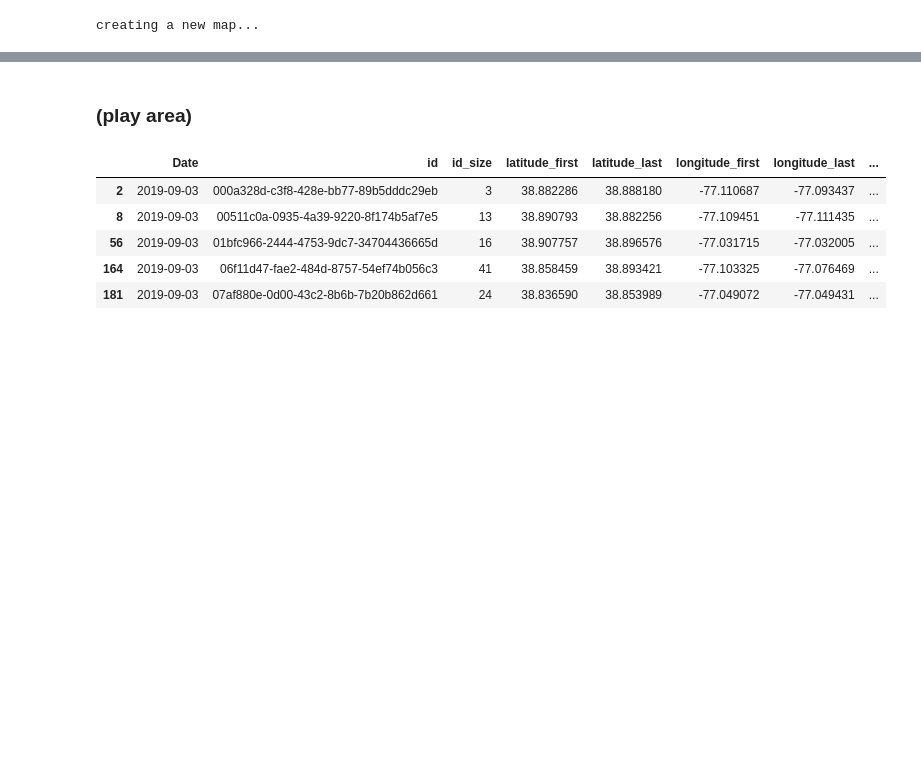
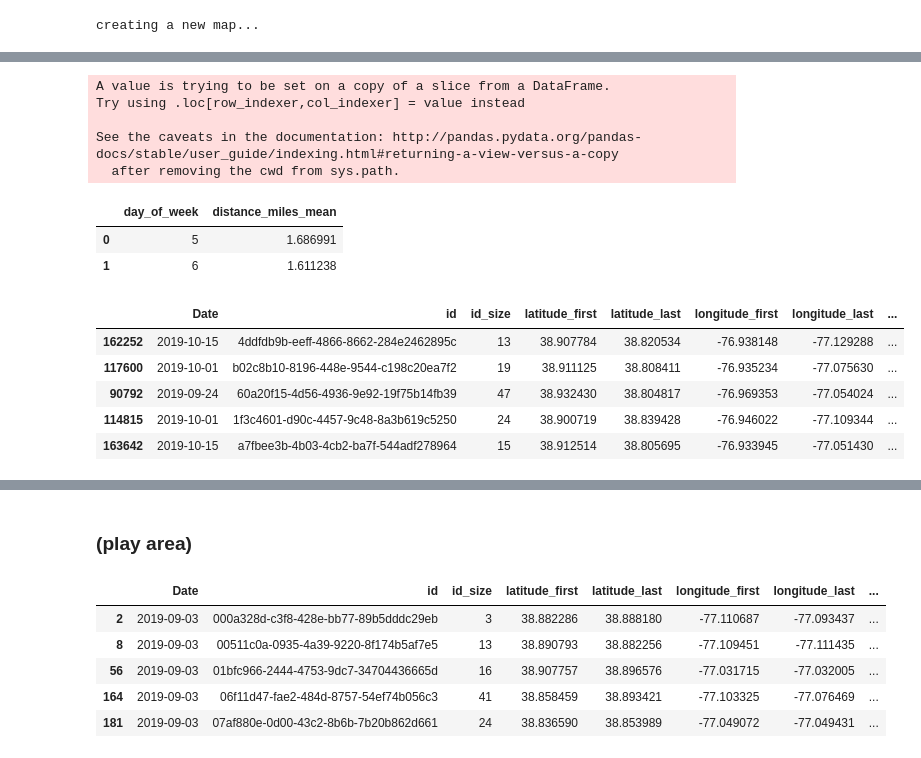
Before and after one commit to himanshu20792/BirdProject, a Jupyter notebook: StationaryScooters/Exploratory_Analysis_RK_HA.ipynb, the cells around one changed output, grey strips where cells are left out. Saved outputs shown, nothing was run; the diff lists cells and outputs as text; code cells hidden in the pictures; blank space fills up the shorter version.

Commit message:
Added most travlled scooters plot and clustering of non-staionary scooters

```diff
--- a/StationaryScooters/Exploratory_Analysis_RK_HA.ipynb
+++ b/StationaryScooters/Exploratory_Analysis_RK_HA.ipynb
@@ -640,0 +729,25 @@ m_move
+# %%
+non_stationary_df_weekend_byday = non_statscoots_dist_byday(non_stationary_df_weekend)
+# %% [output]
+A value is trying to be set on a copy of a slice from a DataFrame.
+Try using .loc[row_indexer,col_indexer] = value instead
+
+See the caveats in the documentation: http://pandas.pydata.org/pandas-docs/stable/user_guide/indexing.html#returning-a-view-versus-a-copy
+  after removing the cwd from sys.path.
+# %%
+non_stationary_df_weekend_byday
+# %% [output]
+|  | day_of_week | distance_miles_mean |
+| 0 | 5 | 1.686991 |
+| 1 | 6 | 1.611238 |
+# %%
+#Five most travelled scooters - weekdays
+big5_weekday = non_stationary_df_weekday.nlargest(5, "distance_miles")
+big5_weekday
+# %% [output]
+|  | Date | id | id_size | latitude_first | latitude_last | longitude_first | longitude_last | ... |
+| 162252 | 2019-10-15 | 4ddfdb9b-eeff-4866-8662-284e2462895c | 13 | 38.907784 | 38.820534 | -76.938148 | -77.129288 | ... |
+| 117600 | 2019-10-01 | b02c8b10-8196-448e-9544-c198c20ea7f2 | 19 | 38.911125 | 38.808411 | -76.935234 | -77.075630 | ... |
+| 90792 | 2019-09-24 | 60a20f15-4d56-4936-9e92-19f75b14fb39 | 47 | 38.932430 | 38.804817 | -76.969353 | -77.054024 | ... |
+| 114815 | 2019-10-01 | 1f3c4601-d90c-4457-9c48-8a3b619c5250 | 24 | 38.900719 | 38.839428 | -76.946022 | -77.109344 | ... |
+| 163642 | 2019-10-15 | a7fbee3b-4b03-4cb2-ba7f-544adf278964 | 15 | 38.912514 | 38.805695 | -76.933945 | -77.051430 | ... |
```
Also changed, not shown: parts of 32 cells of this notebook.
